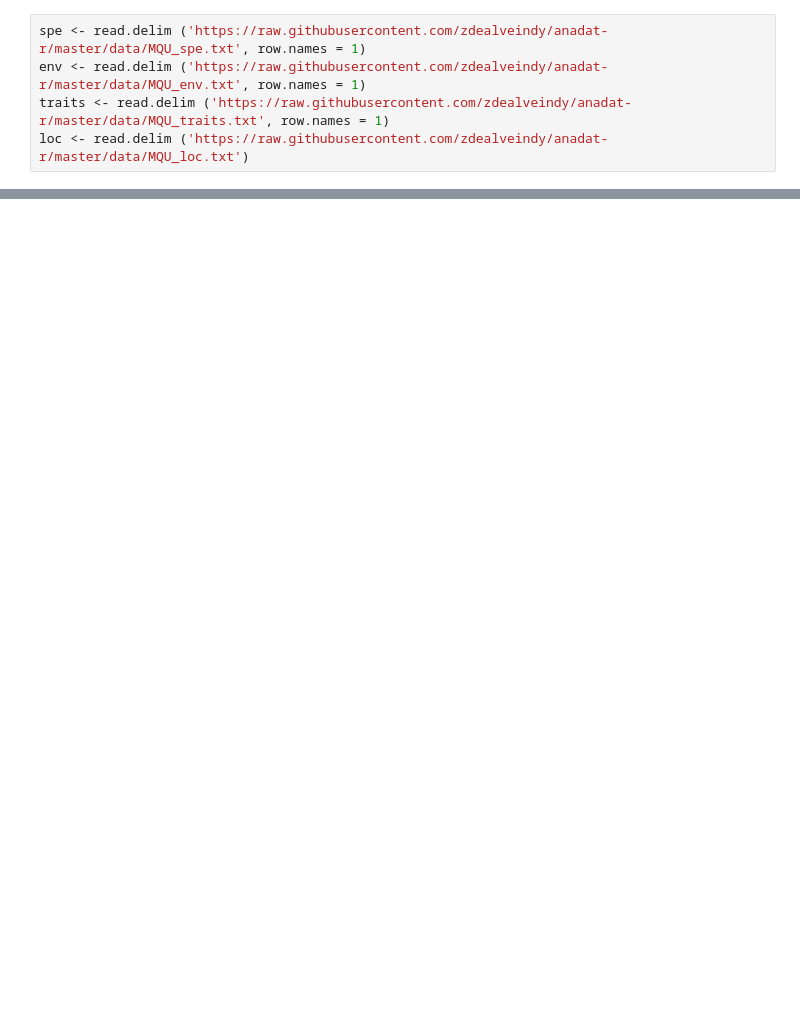
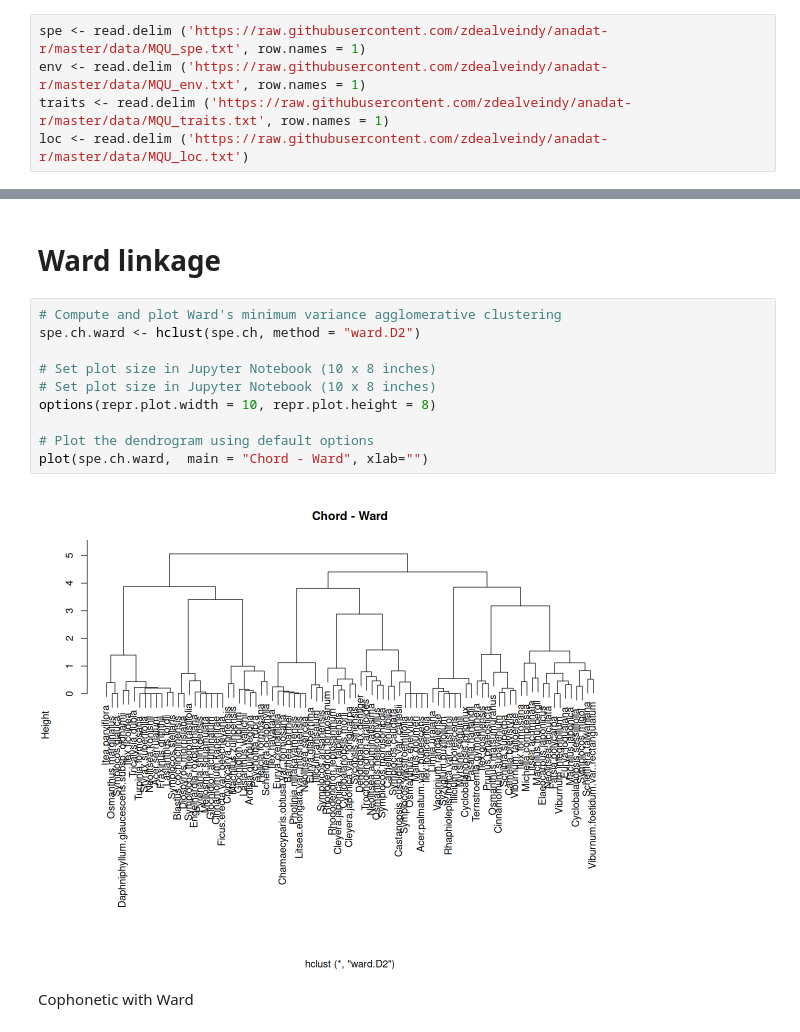
Before and after one commit to zfourati/Multivariate_statisitcs_project, a Jupyter notebook: zeineb.ipynb, the cells around one changed output, grey strips where cells are left out. Drawn from its saved outputs; the diff is of its cells as text; blank space fills up the shorter version.

Commit message:
ward et average linkage

```diff
--- a/zeineb.ipynb
+++ b/zeineb.ipynb
@@ -125,0 +69,16 @@ plot(hc_species, main="Species Clustering (Co-occurrence)")
+# %% [markdown]
+# Ward linkage
+# %%
+# Compute and plot Ward's minimum variance agglomerative clustering
+spe.ch.ward <- hclust(spe.ch, method = "ward.D2")
+
+# Set plot size in Jupyter Notebook (10 x 8 inches)
+# Set plot size in Jupyter Notebook (10 x 8 inches)
+options(repr.plot.width = 10, repr.plot.height = 8)
+
+# Plot the dendrogram using default options
+plot(spe.ch.ward,  main = "Chord - Ward", xlab="")
+# %% [output]
+[figure, added]
+# %% [markdown]
+Cophonetic with Ward
```
Also changed, not shown: parts of 29 cells of this notebook.
